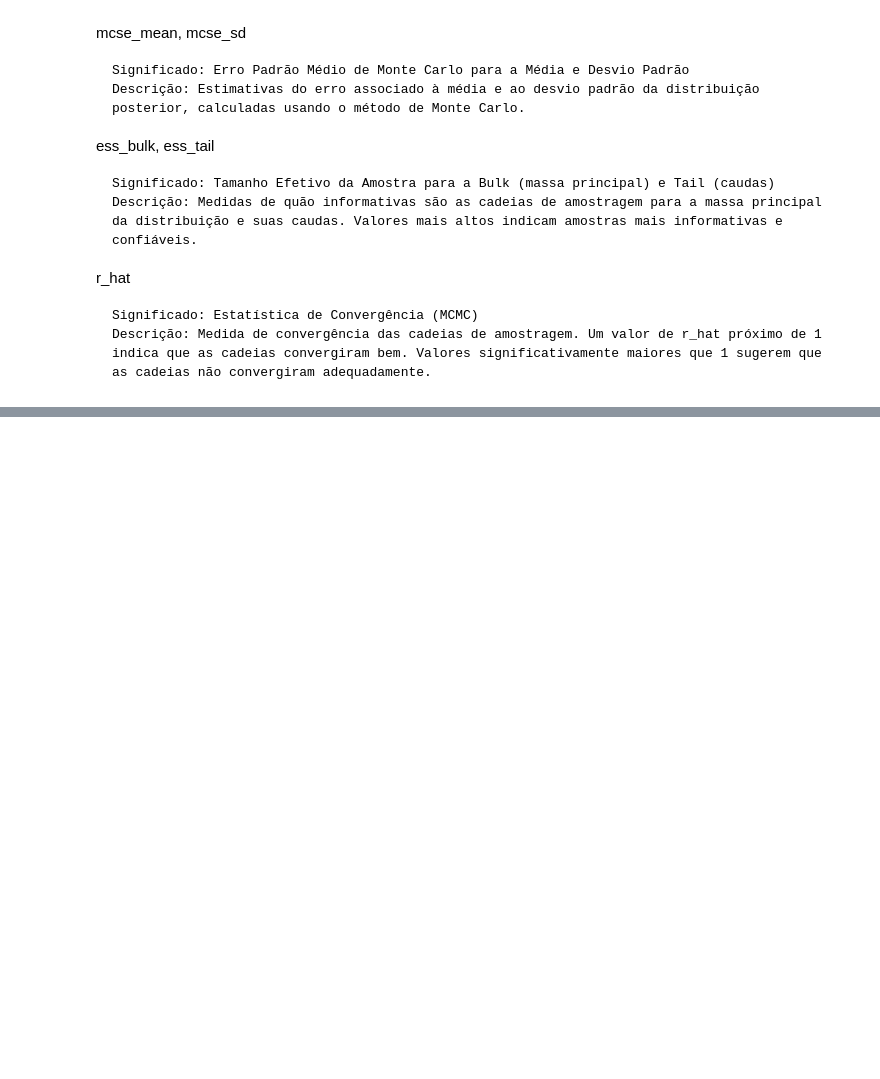
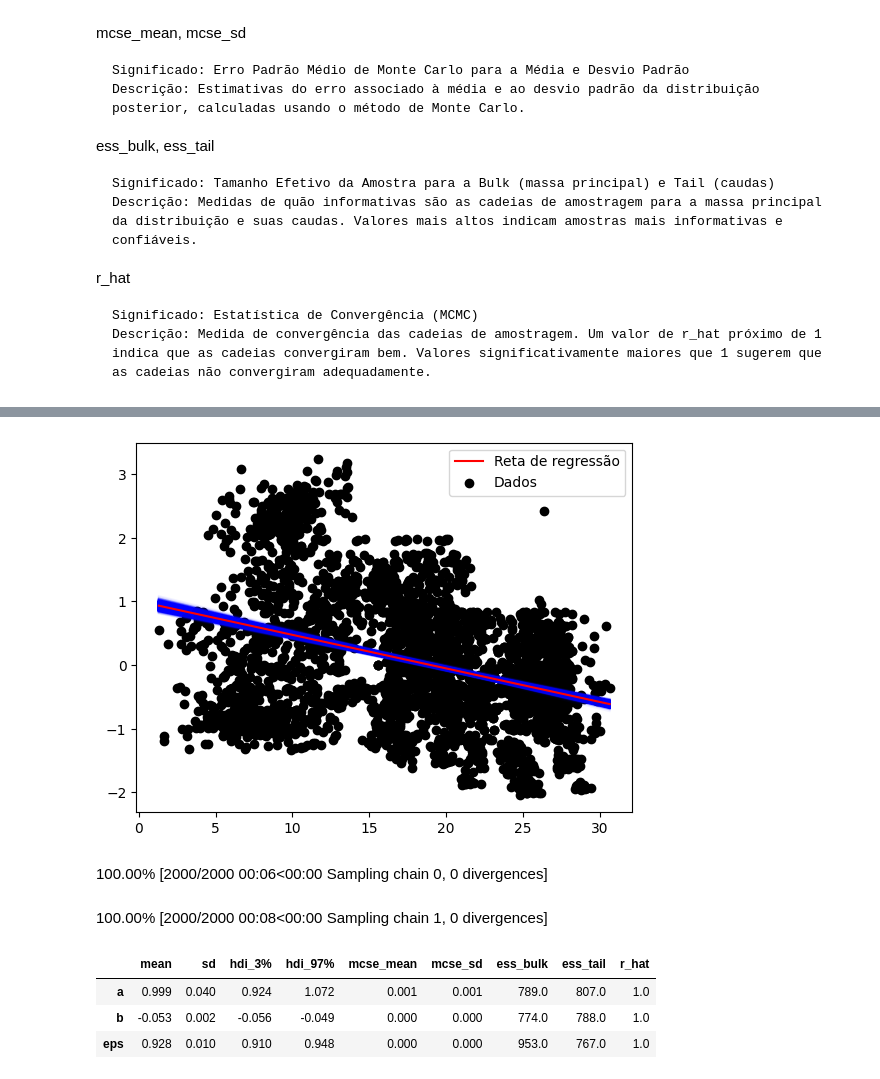
Before and after one commit to namespaiva/pred-analysis, a Jupyter notebook: pred_analisys.ipynb, the cells around one changed output, grey strips where cells are left out. Cells and saved outputs as stored; diff of their text form; code cells hidden in the pictures; blank space fills up the shorter version.

```diff
--- a/pred_analisys.ipynb
+++ b/pred_analisys.ipynb
@@ -176,0 +278,9 @@ az.plot_posterior(trace, hdi_prob=0.94)
+# %%
+obs_norm = (obs - obs.mean()) / obs.std()
+with pm.Model() as model_norm:
+  a = pm.Normal('a', 0, 1)
+  b = pm.Normal('b', 0, 1)
+
+  eps = pm.Normal('eps', 0, 1)
+
+  likelihood = pm.Normal('y_obs', a+b*t, eps, observed=obs_norm)
@@ -176,0 +300,17 @@ az.plot_posterior(trace, hdi_prob=0.94)
+# %%
+a_samples = trace_norm.posterior['a'].values.flatten()
+b_samples = trace_norm.posterior['b'].values.flatten()
+t_values = np.linspace(t.min(), t.max(), 100)
+
+for a_sample, b_sample in zip(a_samples,b_samples):
+  plt.plot(t_values, a_sample + b_sample * t_values, color='blue', alpha=0.05)
+
+mean_a = a_samples.mean()
+mean_b = b_samples.mean()
+
+plt.plot(t_values, mean_a + mean_b * t_values, color='red', label='Reta de regressão')
+plt.scatter(t, obs_norm, color='black', label='Dados')
+plt.legend()
+plt.show()
+# %% [output]
+[figure, added]
@@ -176,0 +325,13 @@ az.plot_posterior(trace, hdi_prob=0.94)
+# %%
+with model_lasso:
+  trace_lasso = pm.sample()
+# %% [output]
+100.00% [2000/2000 00:06<00:00 Sampling chain 0, 0 divergences]
+100.00% [2000/2000 00:08<00:00 Sampling chain 1, 0 divergences]
+# %%
+pm.summary(trace_lasso)
+# %% [output]
+|  | mean | sd | hdi_3% | hdi_97% | mcse_mean | mcse_sd | ess_bulk | ess_tail | r_hat |
+| a | 0.999 | 0.040 | 0.924 | 1.072 | 0.001 | 0.001 | 789.0 | 807.0 | 1.0 |
+| b | -0.053 | 0.002 | -0.056 | -0.049 | 0.000 | 0.000 | 774.0 | 788.0 | 1.0 |
+| eps | 0.928 | 0.010 | 0.910 | 0.948 | 0.000 | 0.000 | 953.0 | 767.0 | 1.0 |
```
Also changed, not shown: parts of 59 cells of this notebook.
